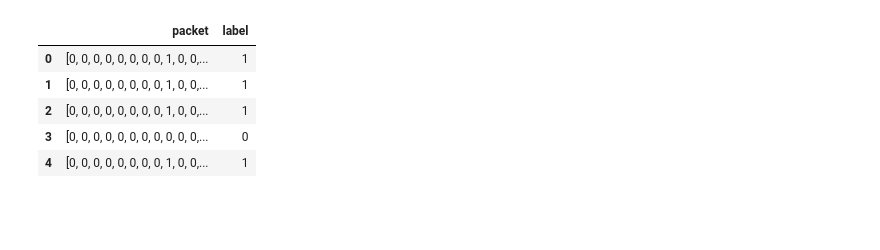
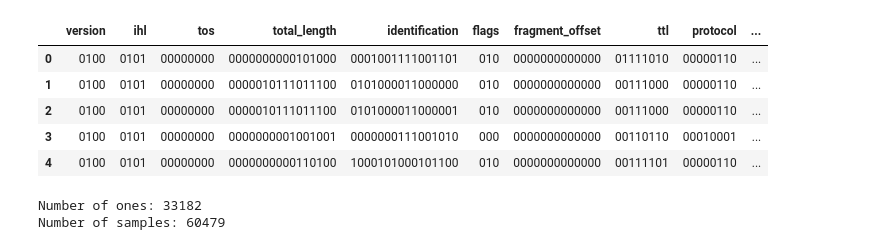
Before and after one commit to ghosciro/Tirocinio, a Jupyter notebook: packet_reader.ipynb, the cells around one changed output. Saved outputs shown, nothing was run; the diff lists cells and outputs as text; code cells hidden in the pictures; blank space fills up the shorter version.

```diff
--- a/packet_reader.ipynb
+++ b/packet_reader.ipynb
@@ -79,25 +81,0 @@ Number of packets that are the same in both lists: 68
-# %%
-#create a dataset containing the packet header in bit as X and if it's in that list  the label as y
-X=[]
-y=[]
-for packet in packets:
-    if packet.haslayer(sc.IP):
-        ip=packet[sc.IP].src
-        packet=bytes(packet)
-        bits = np.unpackbits(np.frombuffer(packet, dtype=np.uint8))
-        if ip in [x[0] for x in top_10_Nbytes]:
-            X.append(bits)
-            y.append(1)
-        else:
-            X.append(bits)
-            y.append(0)
-pandas_dataset=pd.DataFrame({'packet':X,'label':y})
-pandas_dataset.to_csv('dataset.csv',index=False)
-pandas_dataset.head()
-# %% [output]
-|  | packet | label |
-| 0 | [0, 0, 0, 0, 0, 0, 0, 0, 1, 0, 0,... | 1 |
-| 1 | [0, 0, 0, 0, 0, 0, 0, 0, 1, 0, 0,... | 1 |
-| 2 | [0, 0, 0, 0, 0, 0, 0, 0, 1, 0, 0,... | 1 |
-| 3 | [0, 0, 0, 0, 0, 0, 0, 0, 0, 0, 0,... | 0 |
-| 4 | [0, 0, 0, 0, 0, 0, 0, 0, 1, 0, 0,... | 1 |
@@ -103,0 +152,53 @@ pandas_dataset.head()
+# %%
+#create a dataset containing the packet header in bit as X
+#and the label 1 if the IP is in the top 1% in terms of number of packets and bytes and 0 otherwise
+version=[]
+ihl=[]
+tos=[]
+total_length=[]
+identification=[]
+flags=[]
+fragment_offset=[]
+ttl=[]
+protocol=[]
+header_checksum=[]
+source_ip=[]
+dest_ip=[]
+label=[]
+for packet in packets:
+    if packet.haslayer(sc.IP):
+        ip=packet[sc.IP].src
+        bits=from_packetheader_to_binary(packet)
+        version.append(bits['version'])
+        ihl.append(bits['ihl'])
+        tos.append(bits['tos'])
+        total_length.append(bits['total_length'])
+        identification.append(bits['identification'])
+        flags.append(bits['flags'])
+        fragment_offset.append(bits['fragment_offset'])
+        ttl.append(bits['ttl'])
+        protocol.append(bits['protocol'])
+        header_checksum.append(bits['header_checksum'])
+        source_ip.append(bits['source_ip'])
+        dest_ip.append(bits['dest_ip'])
+        if ip in total_top_IPs:
+            label.append(1)
+        else:
+            label.append(0)
+dataset=pd.DataFrame({'version':version,'ihl':ihl,'tos':tos,'total_length':total_length,'identification':identification,'flags':flags,'fragment_offset':fragment_offset,'ttl':ttl,'protocol':protocol,'header_checksum':header_checksum,'source_ip':source_ip,'dest_ip':dest_ip,'label':label})
+dataset.to_csv('dataset.csv',index=False)
+dataset.head()
+# %% [output]
+|  | version | ihl | tos | total_length | identification | flags | fragment_offset | ttl | protocol | ... |
+| 0 | 0100 | 0101 | 00000000 | 0000000000101000 | 0001001111001101 | 010 | 0000000000000 | 01111010 | 00000110 | ... |
+| 1 | 0100 | 0101 | 00000000 | 0000010111011100 | 0101000011000000 | 010 | 0000000000000 | 00111000 | 00000110 | ... |
+| 2 | 0100 | 0101 | 00000000 | 0000010111011100 | 0101000011000001 | 010 | 0000000000000 | 00111000 | 00000110 | ... |
+| 3 | 0100 | 0101 | 00000000 | 0000000001001001 | 0000000111001010 | 000 | 0000000000000 | 00110110 | 00010001 | ... |
+| 4 | 0100 | 0101 | 00000000 | 0000000000110100 | 1000101000101100 | 010 | 0000000000000 | 00111101 | 00000110 | ... |
+# %%
+Y=dataset[["label"]]
+#N of ones
+print('Number of ones:',len(Y[Y['label']==1],),"\nNumber of samples:",len(Y))
+# %% [output]
+Number of ones: 33182
+Number of samples: 60479
```
Also changed, not shown: parts of 4 cells of this notebook, 6 other files.
